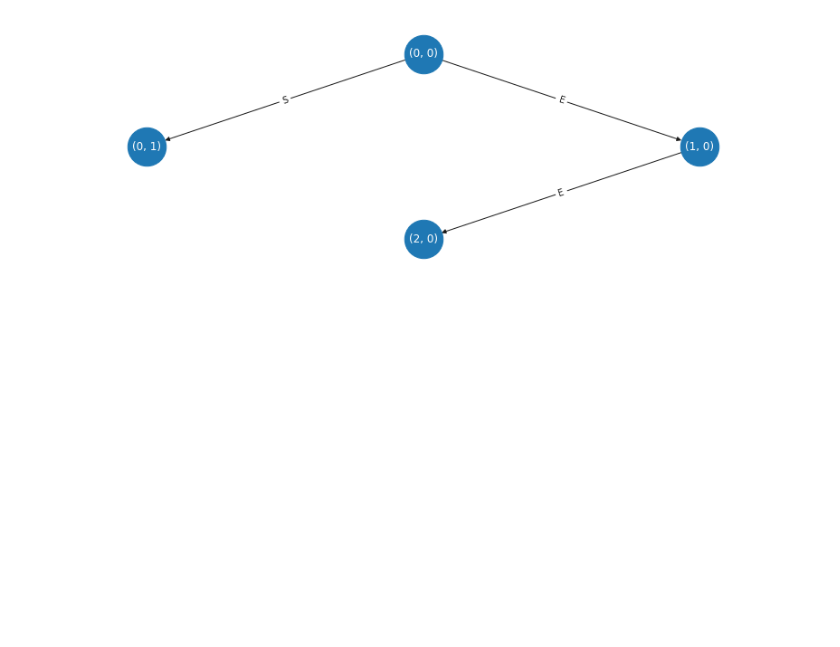
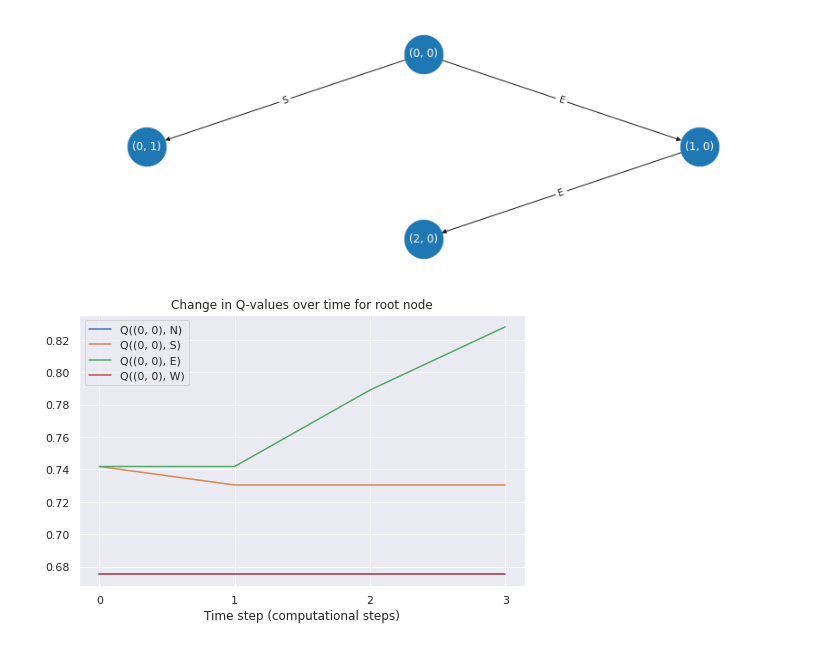
Before and after one commit to justinsvegliato/meta-level-reinforcement-learning, a Jupyter notebook: Maze Search Tree.ipynb, the cells around one changed output. Cells and saved outputs as stored; diff of their text form; code cells hidden in the pictures; blank space fills up the shorter version.

```diff
--- a/Maze Search Tree.ipynb
+++ b/Maze Search Tree.ipynb
@@ -481,0 +305,3 @@ meta_env.reset()
+# %%
+q_table1 = create_q_table(meta_env)
+q_table1
@@ -517,0 +343,3 @@ render(env)
+# %%
+q_table2 = create_q_table(meta_env)
+q_table2
@@ -538,3 +370,6 @@ meta_env.step(meta_action)
  0,
  False,
  {})
+# %%
+q_table3 = create_q_table(meta_env)
+q_table3
@@ -561,3 +401,6 @@ meta_env.step(meta_action)
  0,
  False,
  {})
+# %%
+q_table4 = create_q_table(meta_env)
+q_table4
@@ -565,3 +414,17 @@ meta_env.step(meta_action)
 show_tree(meta_env.tree, figsize=(15, 5))
 # %% [output]
 [figure]
+# %%
+q_tables = [q_table1, q_table2, q_table3, q_table4]
+q_df = pd.DataFrame([q_table.iloc[0, 2:] for q_table in q_tables])
+q_df = q_df.reset_index().drop(columns='index')
+q_df.columns = [col.replace('X', '0').replace('Y', '0') for col in q_df.columns]
+
+plt.figure(figsize=(8, 5))
+sns.lineplot(data=q_df, dashes=False)
+plt.xlabel('Time step (computational steps)')
+plt.xticks(q_df.index)
+plt.title('Change in Q-values over time for root node')
+plt.show()
+# %% [output]
+[figure, added]
```
Also changed, not shown: parts of 33 cells of this notebook, 6 other files.
